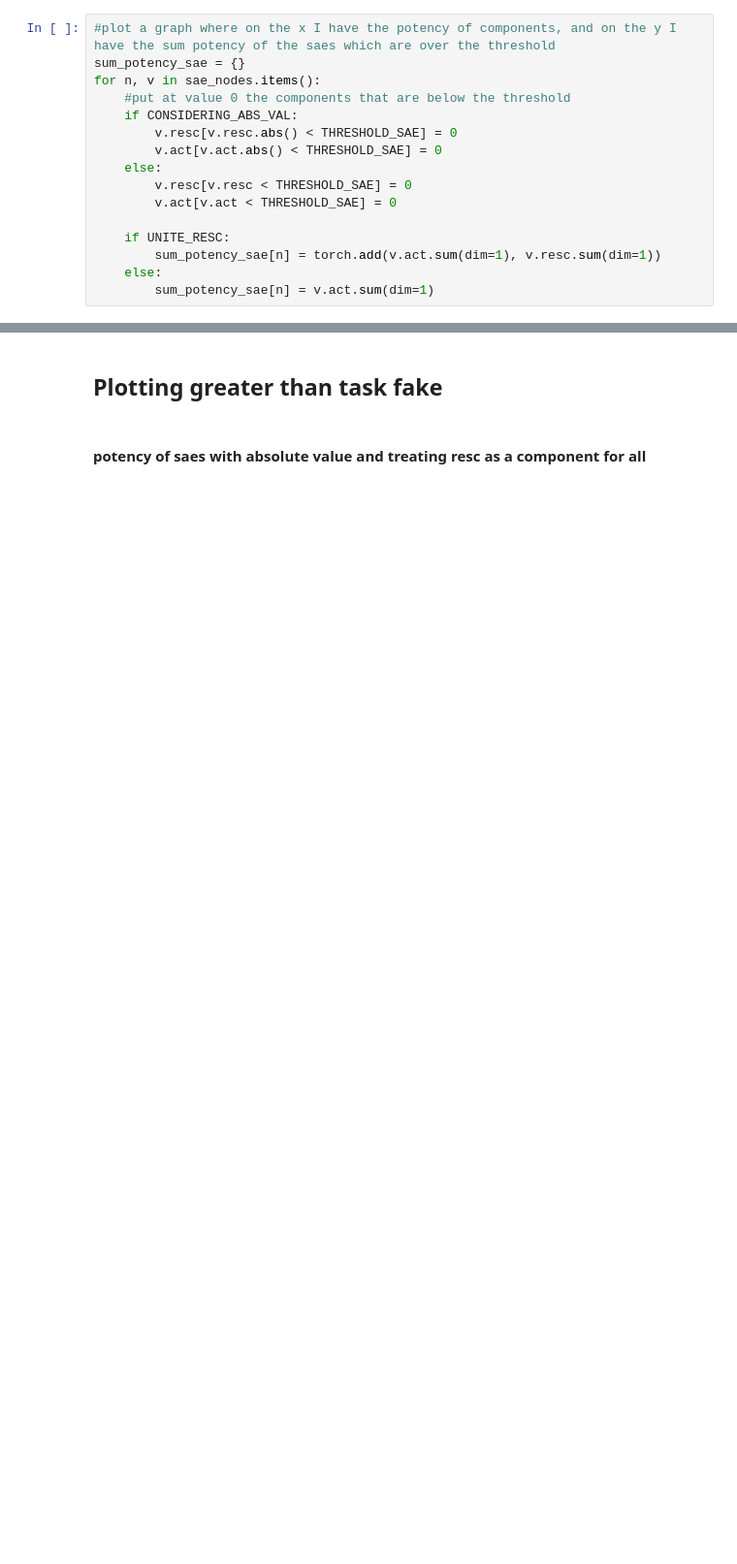
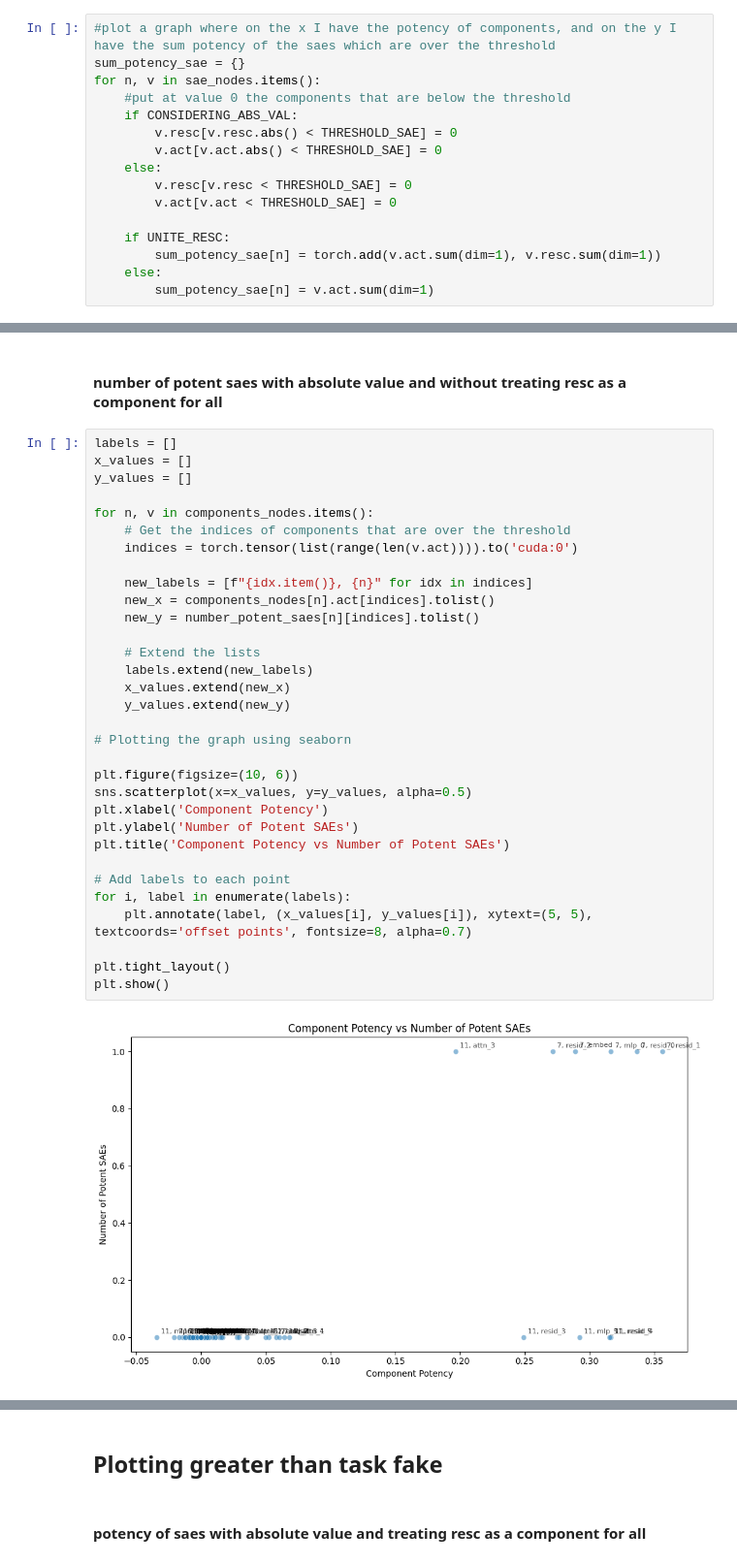
Before and after one commit to Nicole-Nobili/feature-circuits, a Jupyter notebook: plotting_graphs.ipynb, the cells around one changed output, grey strips where cells are left out. Shown at 97% size. Cells and saved outputs as stored; diff of their text form; blank space fills up the shorter version.

```diff
--- a/plotting_graphs.ipynb
+++ b/plotting_graphs.ipynb
@@ -134,0 +212,36 @@ torch.Size([6])
+# %% [markdown]
+#### number of potent saes with absolute value and without treating resc as a component for all
+# %%
+labels = []
+x_values = []
+y_values = []
+
+for n, v in components_nodes.items():
+    # Get the indices of components that are over the threshold
+    indices = torch.tensor(list(range(len(v.act)))).to('cuda:0')
+
+    new_labels = [f"{idx.item()}, {n}" for idx in indices]
+    new_x = components_nodes[n].act[indices].tolist()
+    new_y = number_potent_saes[n][indices].tolist()
+
+    # Extend the lists
+    labels.extend(new_labels)
+    x_values.extend(new_x)
+    y_values.extend(new_y)
+
+# Plotting the graph using seaborn
+
+plt.figure(figsize=(10, 6))
+sns.scatterplot(x=x_values, y=y_values, alpha=0.5)
+plt.xlabel('Component Potency')
+plt.ylabel('Number of Potent SAEs')
+plt.title('Component Potency vs Number of Potent SAEs')
+
+# Add labels to each point
+for i, label in enumerate(labels):
+    plt.annotate(label, (x_values[i], y_values[i]), xytext=(5, 5), textcoords='offset points', fontsize=8, alpha=0.7)
+
+plt.tight_layout()
+plt.show()
+# %% [output]
+[figure, added]
```
Also changed, not shown: parts of 12 cells of this notebook.
